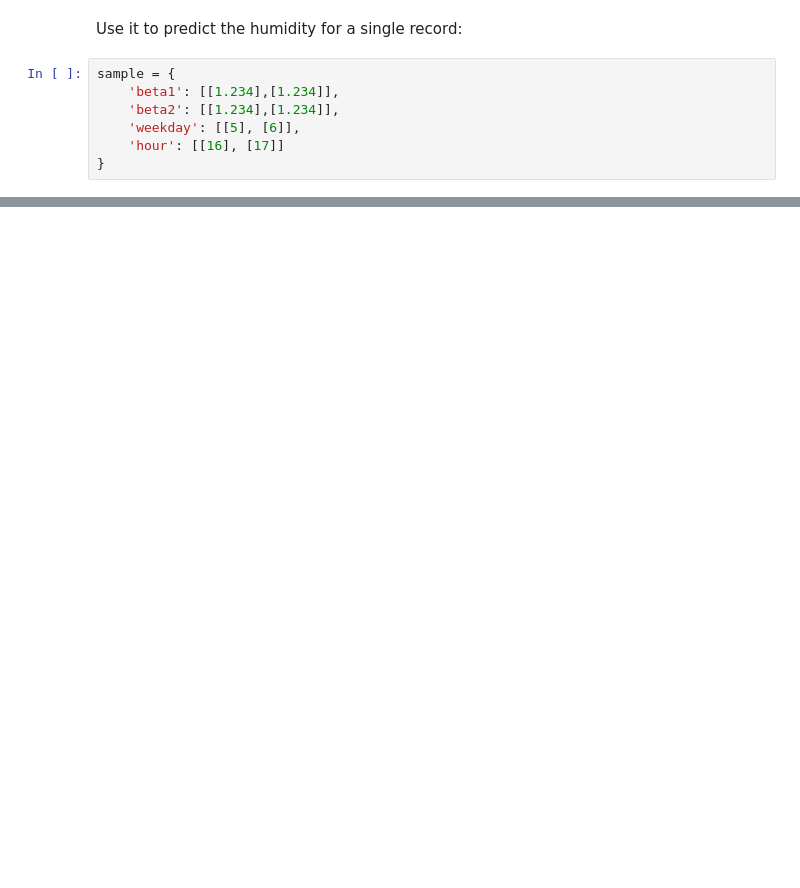
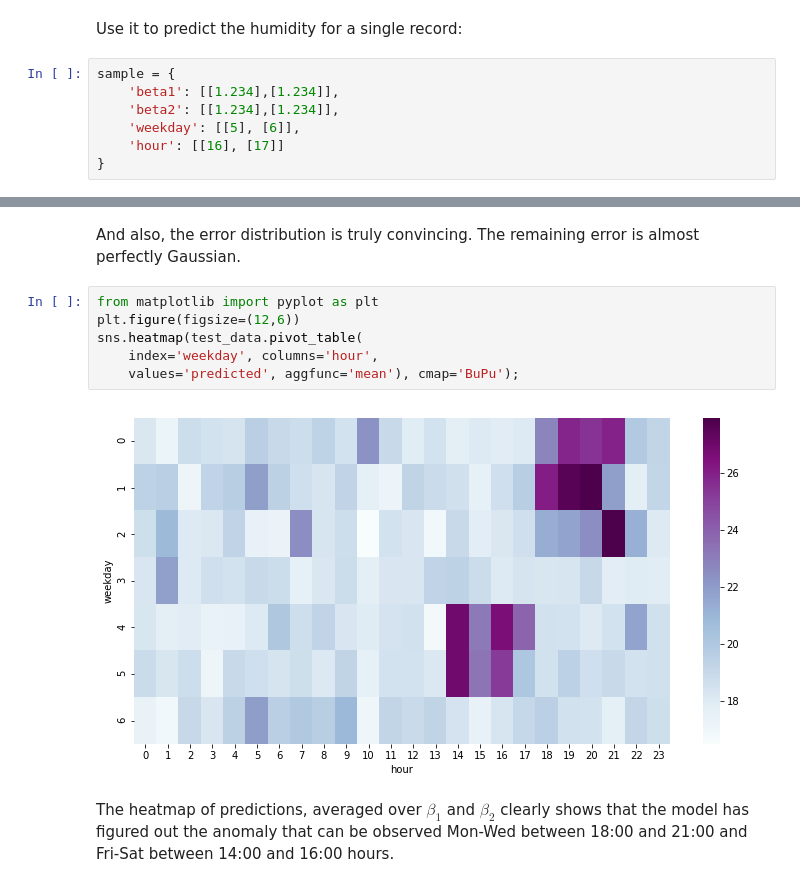
Before and after one commit to smurve/HSR2019, a Jupyter notebook: collateral/Predictions.ipynb, the cells around one changed output, grey strips where cells are left out. Drawn from its saved outputs; the diff is of its cells as text; blank space fills up the shorter version.

```diff
--- a/collateral/Predictions.ipynb
+++ b/collateral/Predictions.ipynb
@@ -45,0 +102,12 @@ estimator(sample)
+# %% [markdown]
+And also, the error distribution is truly convincing. The remaining error is almost perfectly Gaussian.
+# %%
+from matplotlib import pyplot as plt
+plt.figure(figsize=(12,6))
+sns.heatmap(test_data.pivot_table(
+    index='weekday', columns='hour',
+    values='predicted', aggfunc='mean'), cmap='BuPu');
+# %% [output]
+[figure, added]
+# %% [markdown]
+The heatmap of predictions, averaged over $\beta_1$ and $\beta_2$ clearly shows that the model has figured out the anomaly that can be observed Mon-Wed between 18:00 and 21:00 and Fri-Sat between 14:00 and 16:00 hours.
```
Also changed, not shown: parts of 17 cells of this notebook, 2 other files.
